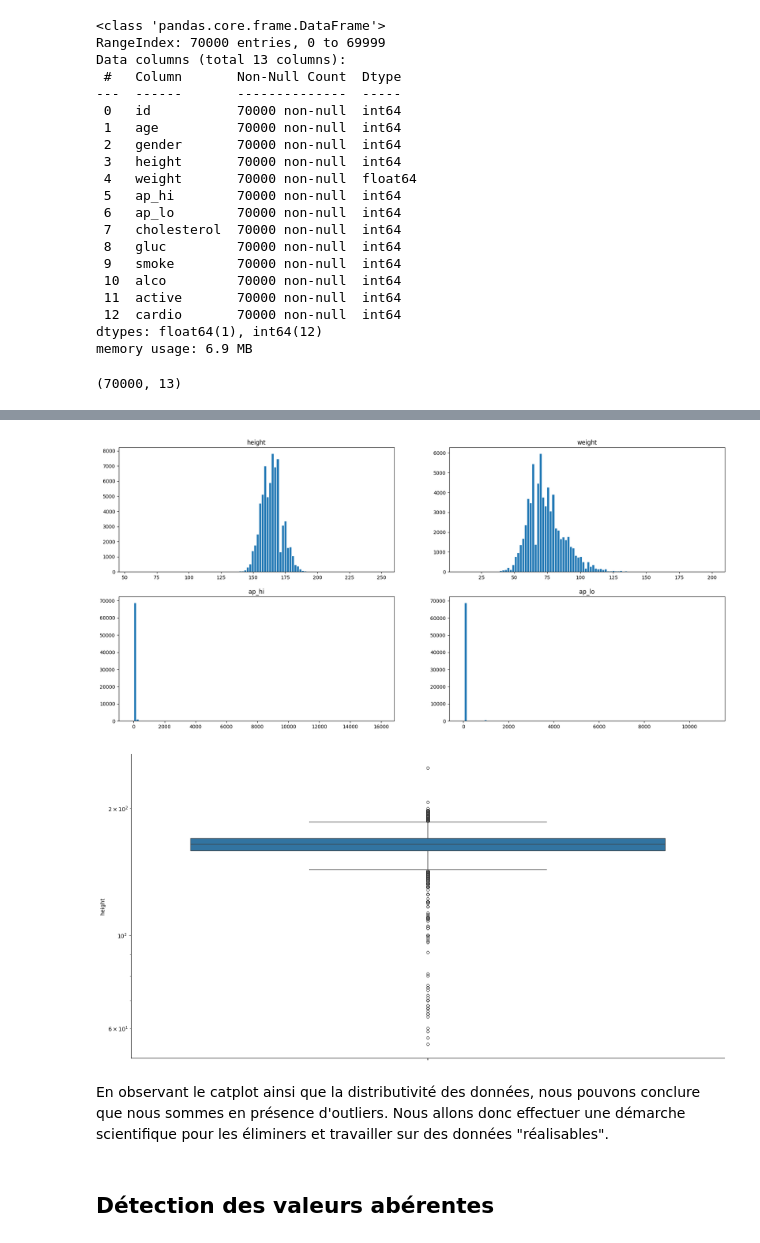
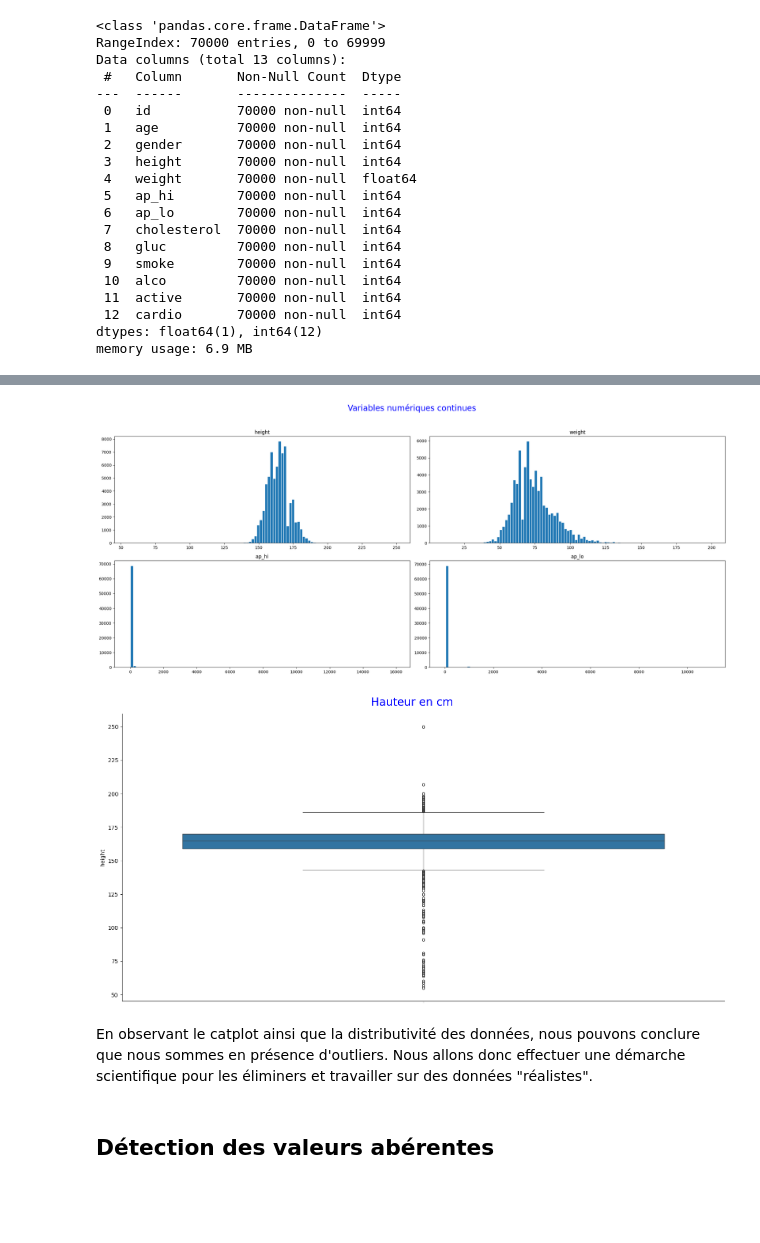
Before and after one commit to sulivan-moreau/cardio-vasc-risks, a Jupyter notebook: cleaning.ipynb, the cells around one changed output, grey strips where cells are left out. Drawn from its saved outputs; the diff is of its cells as text; code cells hidden in the pictures; blank space fills up the shorter version.

```diff
--- a/cleaning.ipynb
+++ b/cleaning.ipynb
@@ -6,7 +6,6 @@ import matplotlib.pyplot as plt
 # %%
 df = pd.read_csv("cardio_train.csv", sep = ";")
 df.info()
-df.shape
 # %% [output]
 <class 'pandas.core.frame.DataFrame'>
 RangeIndex: 70000 entries, 0 to 69999
@@ -28,7 +27,6 @@ Data columns (total 13 columns):
  12  cardio       70000 non-null  int64
 dtypes: float64(1), int64(12)
 memory usage: 6.9 MB
-(70000, 13)
 # %%
 df.describe()
 # %% [output]
@@ -44,26 +42,32 @@ df.describe()
 # %%
 plt.figure(figsize=(22, 10))
 
 cols = ['height', 'weight', 'ap_hi', 'ap_lo']
 for i, col in enumerate(cols, 1):
     plt.subplot(2, 2, i)
     plt.hist(df[col], bins=100, edgecolor='white')
     plt.title(col)
 
+plt.suptitle("Variables numériques continues", color="blue", fontsize=20)  # Titre global
+plt.tight_layout(rect=[0, 0.03, 1, 0.95])  # Ajuste la position pour ne pas que le titre chevauche les graphes
+
 plt.show()
 # %% [output]
-[figure, old version]
+[figure, new version]
 # %%
 sns.catplot(data=df['height'], kind="box", height=8, aspect=2)  # plus large et plus haut
-plt.yscale('log')
+# plt.yscale('log')
 plt.xticks(rotation=45)  # rotation des noms de colonnes
+
+plt.suptitle("Hauteur en cm", color="blue", fontsize=20)  # Titre global
+plt.tight_layout(rect=[0, 0.03, 1, 0.95])  # Ajuste la position pour ne pas que le titre chevauche les graphes
 
 plt.tight_layout()
 plt.show()
 # %% [output]
-[figure, old version]
+[figure, new version]
 # %% [markdown]
-En observant le catplot ainsi que la distributivité des données, nous pouvons conclure que nous sommes en présence d'outliers. Nous allons donc effectuer une démarche scientifique pour les éliminers et travailler sur des données "réalisables".
+En observant le catplot ainsi que la distributivité des données, nous pouvons conclure que nous sommes en présence d'outliers. Nous allons donc effectuer une démarche scientifique pour les éliminers et travailler sur des données "réalistes".
 # %% [markdown]
 ## Détection des valeurs abérentes
 # %%
```
Also changed, not shown: 2 other files.
